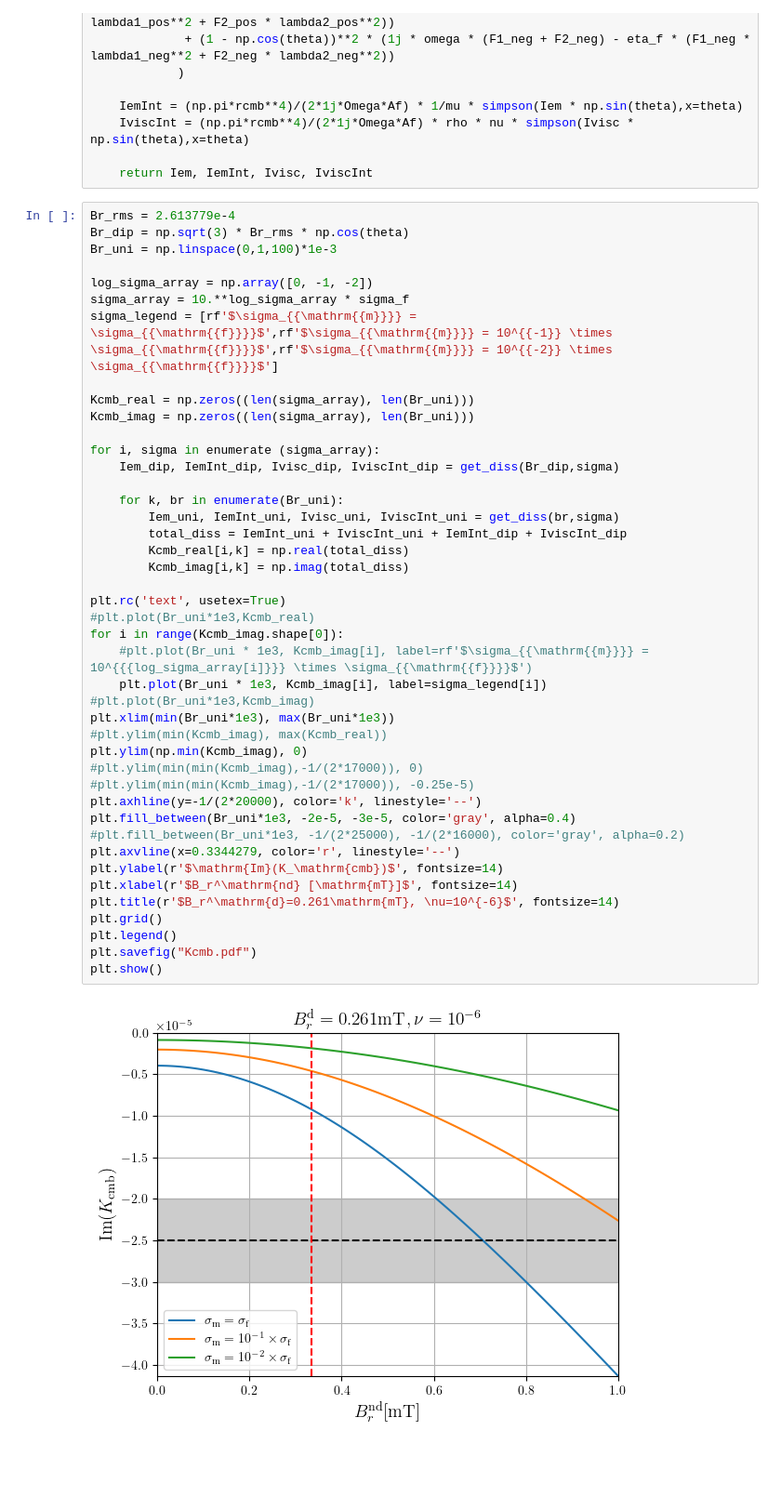
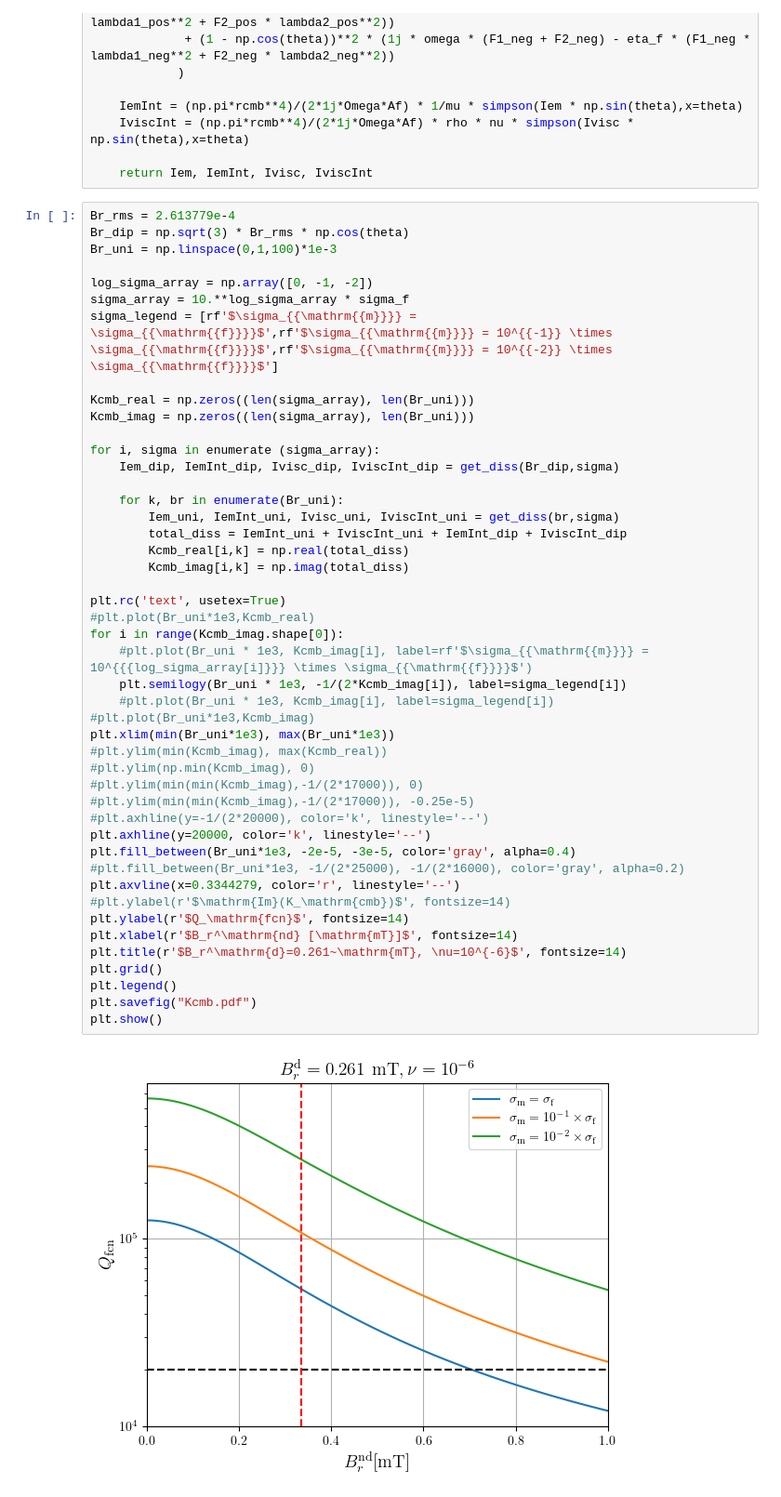
Before and after one commit to AnkitBarik/topo_nutation, a Jupyter notebook: topo_nutation.ipynb, the cells around one changed output. Shown at 93% size. Drawn from its saved outputs; the diff is of its cells as text; blank space fills up the shorter version.

Commit message:
plot Quality factor

```diff
--- a/topo_nutation.ipynb
+++ b/topo_nutation.ipynb
@@ -79,36 +79,39 @@ sigma_legend = [rf'$\sigma_{{\mathrm{{m}}}} = \sigma_{{\mathrm{{f}}}}$',rf'$\sig
 Kcmb_real = np.zeros((len(sigma_array), len(Br_uni)))
 Kcmb_imag = np.zeros((len(sigma_array), len(Br_uni)))
 
 for i, sigma in enumerate (sigma_array):
     Iem_dip, IemInt_dip, Ivisc_dip, IviscInt_dip = get_diss(Br_dip,sigma)
 
     for k, br in enumerate(Br_uni):
         Iem_uni, IemInt_uni, Ivisc_uni, IviscInt_uni = get_diss(br,sigma)
         total_diss = IemInt_uni + IviscInt_uni + IemInt_dip + IviscInt_dip
         Kcmb_real[i,k] = np.real(total_diss)
         Kcmb_imag[i,k] = np.imag(total_diss)
 
 plt.rc('text', usetex=True)
 #plt.plot(Br_uni*1e3,Kcmb_real)
 for i in range(Kcmb_imag.shape[0]):
     #plt.plot(Br_uni * 1e3, Kcmb_imag[i], label=rf'$\sigma_{{\mathrm{{m}}}} = 10^{{{log_sigma_array[i]}}} \times \sigma_{{\mathrm{{f}}}}$')
-    plt.plot(Br_uni * 1e3, Kcmb_imag[i], label=sigma_legend[i])
+    plt.semilogy(Br_uni * 1e3, -1/(2*Kcmb_imag[i]), label=sigma_legend[i])
+    #plt.plot(Br_uni * 1e3, Kcmb_imag[i], label=sigma_legend[i])
 #plt.plot(Br_uni*1e3,Kcmb_imag)
 plt.xlim(min(Br_uni*1e3), max(Br_uni*1e3))
 #plt.ylim(min(Kcmb_imag), max(Kcmb_real))
-plt.ylim(np.min(Kcmb_imag), 0)
+#plt.ylim(np.min(Kcmb_imag), 0)
 #plt.ylim(min(min(Kcmb_imag),-1/(2*17000)), 0)
 #plt.ylim(min(min(Kcmb_imag),-1/(2*17000)), -0.25e-5)
-plt.axhline(y=-1/(2*20000), color='k', linestyle='--')
+#plt.axhline(y=-1/(2*20000), color='k', linestyle='--')
+plt.axhline(y=20000, color='k', linestyle='--')
 plt.fill_between(Br_uni*1e3, -2e-5, -3e-5, color='gray', alpha=0.4)
 #plt.fill_between(Br_uni*1e3, -1/(2*25000), -1/(2*16000), color='gray', alpha=0.2)
 plt.axvline(x=0.3344279, color='r', linestyle='--')
-plt.ylabel(r'$\mathrm{Im}(K_\mathrm{cmb})$', fontsize=14)
+#plt.ylabel(r'$\mathrm{Im}(K_\mathrm{cmb})$', fontsize=14)
+plt.ylabel(r'$Q_\mathrm{fcn}$', fontsize=14)
 plt.xlabel(r'$B_r^\mathrm{nd} [\mathrm{mT}]$', fontsize=14)
-plt.title(r'$B_r^\mathrm{d}=0.261\mathrm{mT}, \nu=10^{-6}$', fontsize=14)
+plt.title(r'$B_r^\mathrm{d}=0.261~\mathrm{mT}, \nu=10^{-6}$', fontsize=14)
 plt.grid()
 plt.legend()
 plt.savefig("Kcmb.pdf")
 plt.show()
 # %% [output]
-[figure, old version]
+[figure, new version]
```
Also changed, not shown: 1 other file.
